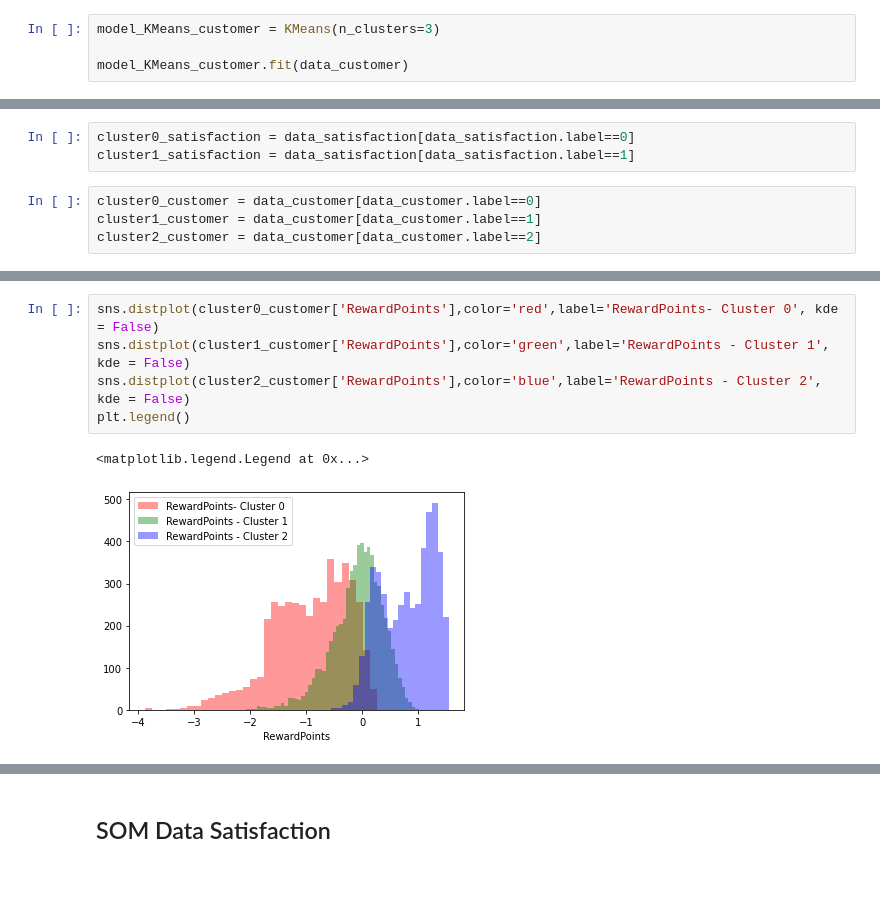
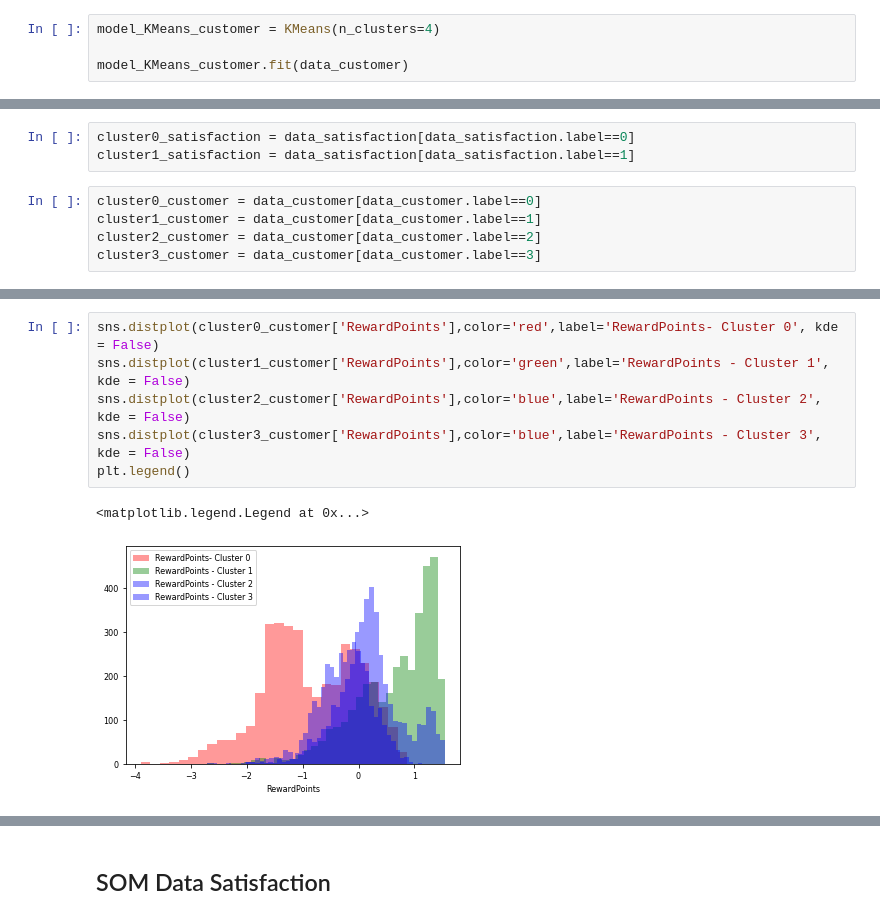
Before and after one commit to Leon209/Project_2-Unsupervised-Learning, a Jupyter notebook: Project 2.ipynb, the cells around one changed output, grey strips where cells are left out. Drawn from its saved outputs; the diff is of its cells as text; blank space fills up the shorter version.

```diff
--- a/Project 2.ipynb
+++ b/Project 2.ipynb
@@ -616,7 +616,7 @@ model_KMeans_satisfaction.fit(data_satisfaction)
 # %% [output]
 KMeans(n_clusters=2)
 # %%
-model_KMeans_customer = KMeans(n_clusters=3)
+model_KMeans_customer = KMeans(n_clusters=4)
 
 model_KMeans_customer.fit(data_customer)
 # %% [output]
@@ -722,6 +724,7 @@ cluster1_satisfaction = data_satisfaction[data_satisfaction.label==1]
 cluster0_customer = data_customer[data_customer.label==0]
 cluster1_customer = data_customer[data_customer.label==1]
 cluster2_customer = data_customer[data_customer.label==2]
+cluster3_customer = data_customer[data_customer.label==3]
 # %%
 sns.distplot(cluster0_satisfaction['Comfort'],color='red',label='Comfort - Cluster 0', kde = False)
 sns.distplot(cluster1_satisfaction['Comfort'],color='green',label='Comfort - Cluster 1', kde = False)
@@ -732,8 +735,9 @@ plt.legend()
 # %%
 sns.distplot(cluster0_customer['RewardPoints'],color='red',label='RewardPoints- Cluster 0', kde = False)
 sns.distplot(cluster1_customer['RewardPoints'],color='green',label='RewardPoints - Cluster 1', kde = False)
 sns.distplot(cluster2_customer['RewardPoints'],color='blue',label='RewardPoints - Cluster 2', kde = False)
+sns.distplot(cluster3_customer['RewardPoints'],color='blue',label='RewardPoints - Cluster 3', kde = False)
 plt.legend()
 # %% [output]
 <matplotlib.legend.Legend at 0x...>
-[figure, old version]
+[figure, new version]
```
Also changed, not shown: parts of 35 cells of this notebook.
